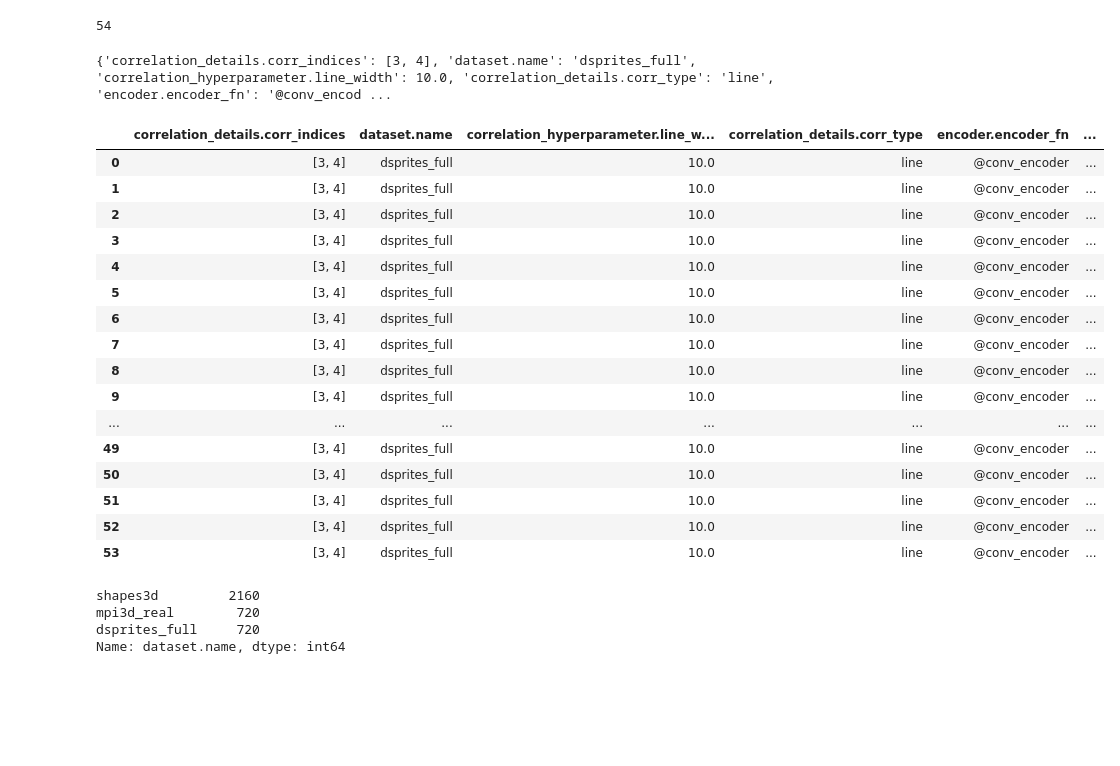
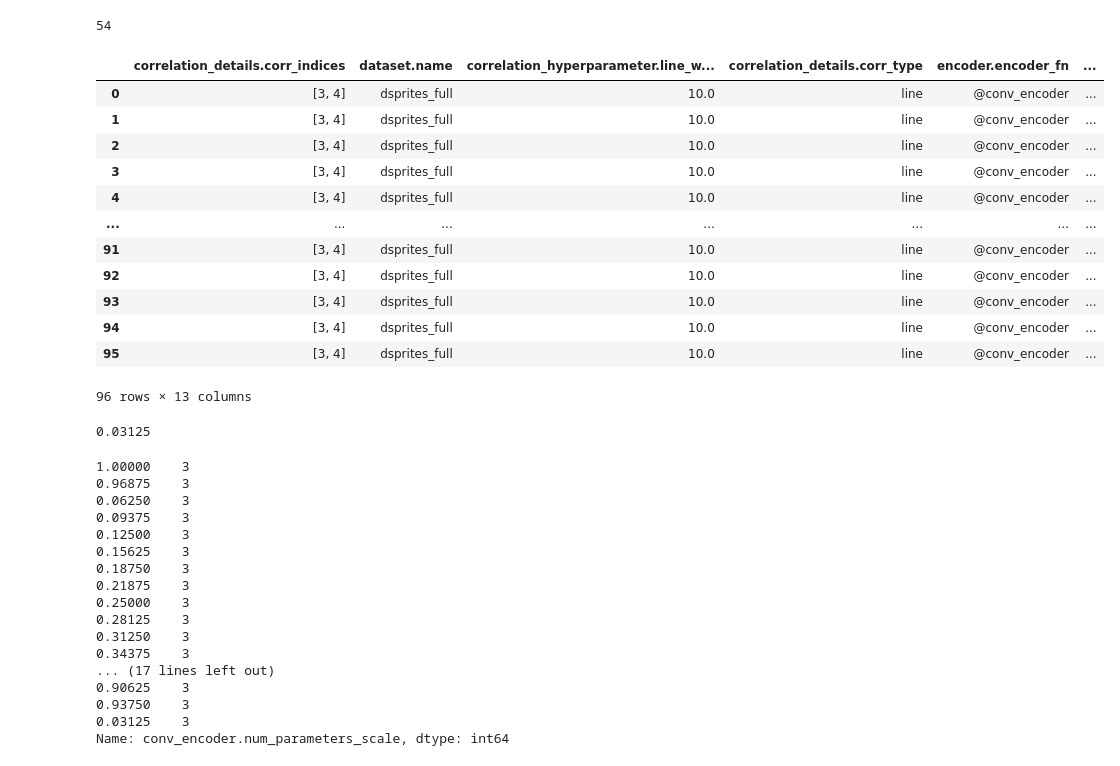
Before and after one commit to jasonmhwu/disentanglement_lib, a Jupyter notebook: notebooks/dataset_creation.ipynb, the cells around one changed output. Saved outputs shown, nothing was run; the diff lists cells and outputs as text; code cells hidden in the pictures; blank space fills up the shorter version.

```diff
--- a/notebooks/dataset_creation.ipynb
+++ b/notebooks/dataset_creation.ipynb
@@ -40,47 +40,57 @@ len(df)
 # %%
 # trying to get mapping from specific parameter combinations to model num
 # from disentanglement_lib.config.unsupervised_study_v1.sweep import get_config
-from disentanglement_lib.config.double_descent_study.sweep import get_config
+from disentanglement_lib.config.double_descent_study_v2.sweep import get_config
 import pandas as pd
 
 configs = get_config()
-print(configs[12])  # give the config of model 12
-
 df = pd.DataFrame(configs)
 
 # Get the beta_tc_vae models using dsprites and a beta param of 4.
 model = df['model.name'] == "beta_vae"
 dataset = df['dataset.name'] == "dsprites_full"
-beta = df["vae.beta"] == 1.0
+# beta = df["vae.beta"] == 1.0
 
 # Give all the possible model configs unused parameters excluded (e.g., annealed_vae.gamma)
 # print(df[model & dataset & beta].dropna(axis=1))
 
 # Give the list of model ids with this configuration
 df[model & dataset].head(200)
 # %% [output]
+|  | correlation_details.corr_indices | dataset.name | correlation_hyperparameter.line_w... | correlation_details.corr_type | encoder.encoder_fn | ... |
+| 0 | [3, 4] | dsprites_full | 10.0 | line | @conv_encoder | ... |
+| 1 | [3, 4] | dsprites_full | 10.0 | line | @conv_encoder | ... |
+| 2 | [3, 4] | dsprites_full | 10.0 | line | @conv_encoder | ... |
+| 3 | [3, 4] | dsprites_full | 10.0 | line | @conv_encoder | ... |
+| 4 | [3, 4] | dsprites_full | 10.0 | line | @conv_encoder | ... |
+| ... | ... | ... | ... | ... | ... | ... |
+| 91 | [3, 4] | dsprites_full | 10.0 | line | @conv_encoder | ... |
+| 92 | [3, 4] | dsprites_full | 10.0 | line | @conv_encoder | ... |
+| 93 | [3, 4] | dsprites_full | 10.0 | line | @conv_encoder | ... |
+| 94 | [3, 4] | dsprites_full | 10.0 | line | @conv_encoder | ... |
+| 95 | [3, 4] | dsprites_full | 10.0 | line | @conv_encoder | ... |
-{'correlation_details.corr_indices': [3, 4], 'dataset.name': 'dsprites_full', 'correlation_hyperparameter.line_width': 10.0, 'correlation_details.corr_type': 'line', 'encoder.encoder_fn': '@conv_encod ...
+96 rows × 13 columns
-|  | correlation_details.corr_indices | dataset.name | correlation_hyperparameter.line_w... | correlation_details.corr_type | encoder.encoder_fn | ... |
-| 0 | [3, 4] | dsprites_full | 10.0 | line | @conv_encoder | ... |
-| 1 | [3, 4] | dsprites_full | 10.0 | line | @conv_encoder | ... |
-| 2 | [3, 4] | dsprites_full | 10.0 | line | @conv_encoder | ... |
-| 3 | [3, 4] | dsprites_full | 10.0 | line | @conv_encoder | ... |
-| 4 | [3, 4] | dsprites_full | 10.0 | line | @conv_encoder | ... |
-| 5 | [3, 4] | dsprites_full | 10.0 | line | @conv_encoder | ... |
-| 6 | [3, 4] | dsprites_full | 10.0 | line | @conv_encoder | ... |
-| 7 | [3, 4] | dsprites_full | 10.0 | line | @conv_encoder | ... |
-| 8 | [3, 4] | dsprites_full | 10.0 | line | @conv_encoder | ... |
-| 9 | [3, 4] | dsprites_full | 10.0 | line | @conv_encoder | ... |
-| ... | ... | ... | ... | ... | ... | ... |
-| 49 | [3, 4] | dsprites_full | 10.0 | line | @conv_encoder | ... |
-| 50 | [3, 4] | dsprites_full | 10.0 | line | @conv_encoder | ... |
-| 51 | [3, 4] | dsprites_full | 10.0 | line | @conv_encoder | ... |
-| 52 | [3, 4] | dsprites_full | 10.0 | line | @conv_encoder | ... |
-| 53 | [3, 4] | dsprites_full | 10.0 | line | @conv_encoder | ... |
+# %%
+df[']
+# %% [output]
+0.03125
 # %%
-df['dataset.name'].value_counts()
+df['conv_encoder.num_parameters_scale'].value_counts()
 # %% [output]
-shapes3d         2160
-mpi3d_real        720
-dsprites_full     720
-Name: dataset.name, dtype: int64
+1.00000    3
+0.96875    3
+0.06250    3
+0.09375    3
+0.12500    3
+0.15625    3
+0.18750    3
+0.21875    3
+0.25000    3
+0.28125    3
+0.31250    3
+0.34375    3
+... (17 lines left out)
+0.90625    3
+0.93750    3
+0.03125    3
+Name: conv_encoder.num_parameters_scale, dtype: int64
```
Also changed, not shown: 15 other files.
